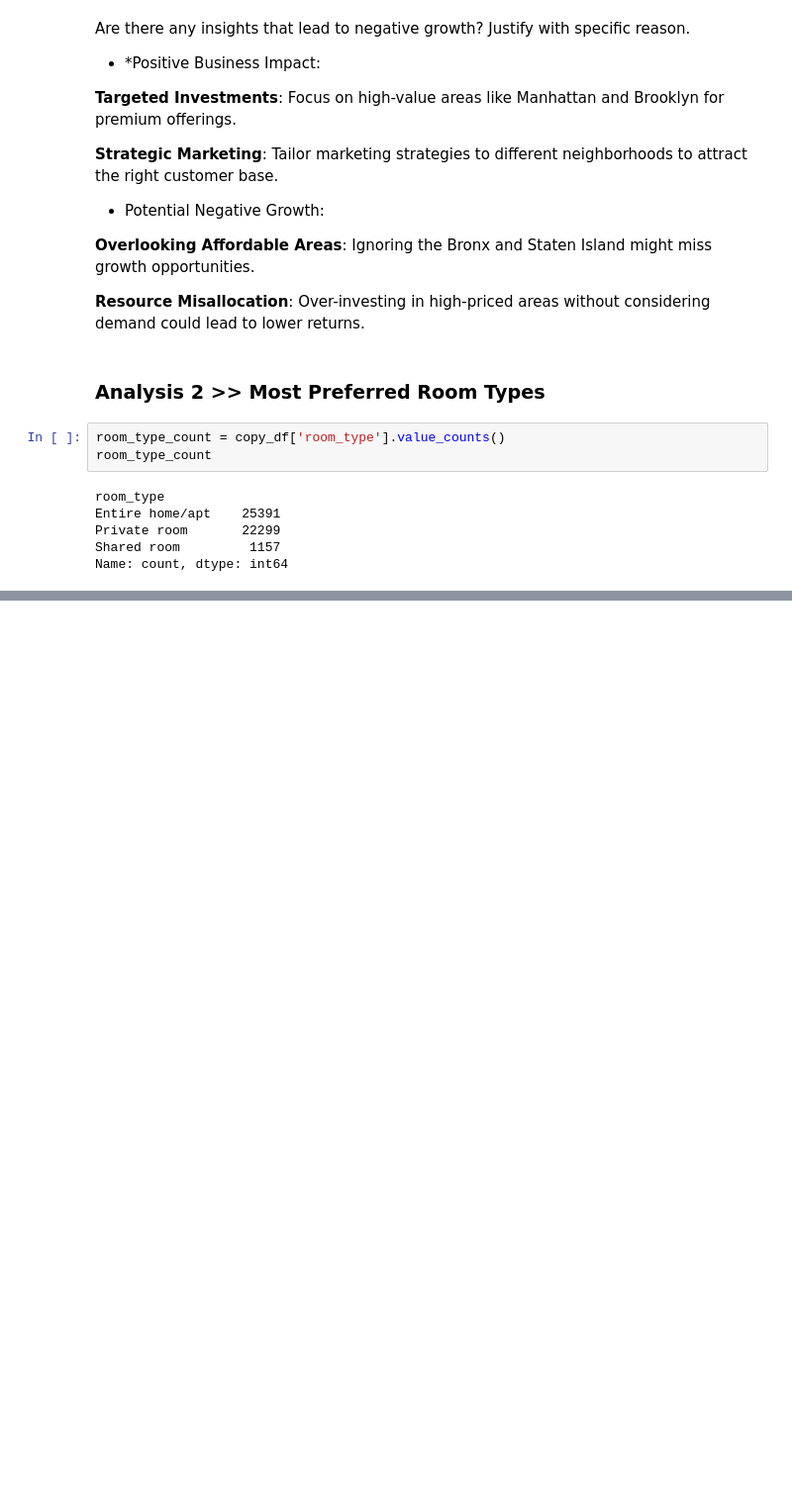
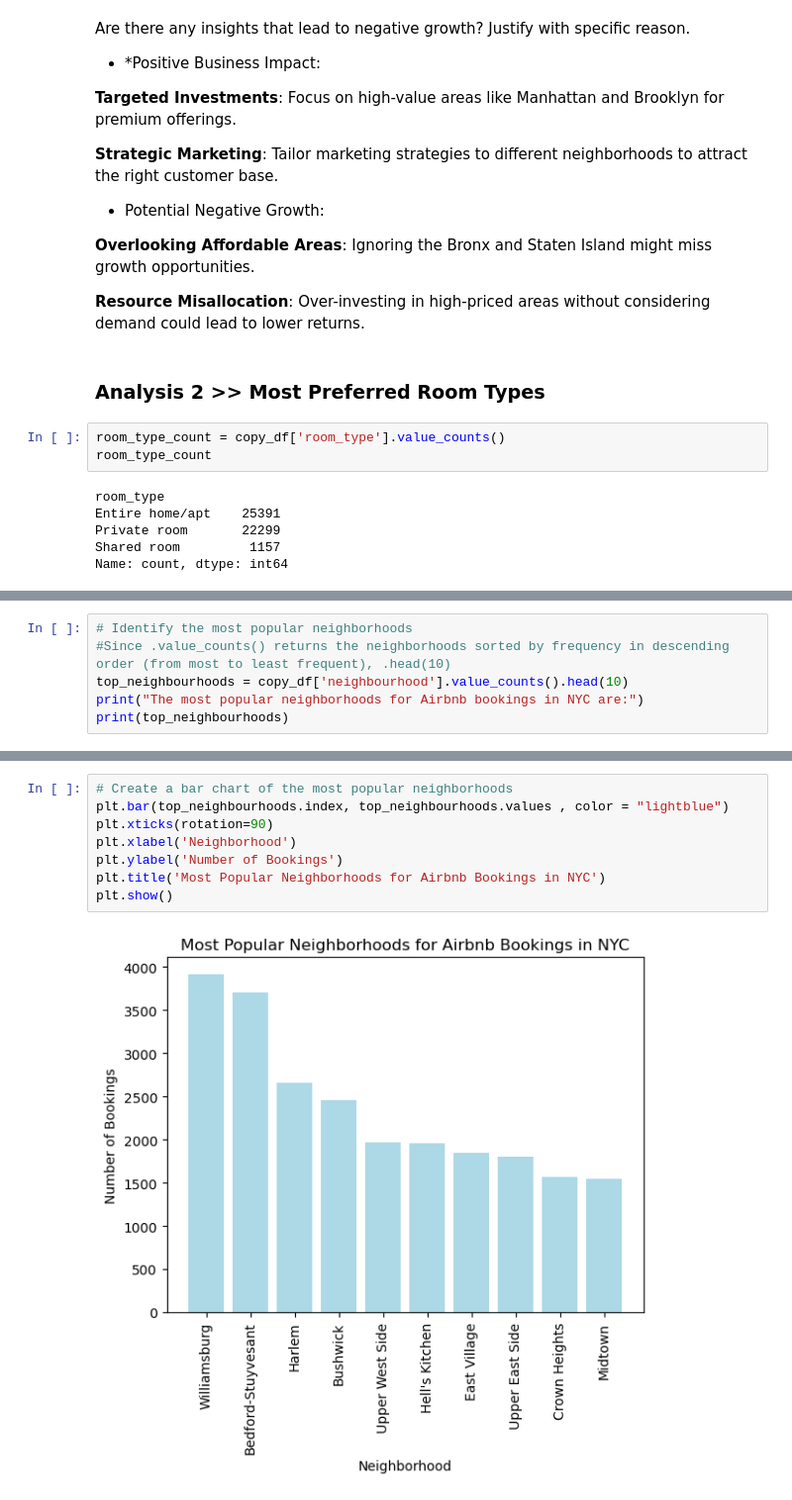
Before and after one commit to manisha0146/Airbnb_Data_Analysis_project, a Jupyter notebook: Air_Bnb_EDA.ipynb, the cells around one changed output, grey strips where cells are left out. Shown at 99% size. Saved outputs shown, nothing was run; the diff lists cells and outputs as text; blank space fills up the shorter version.

Commit message:
Add Airbnb analysis notebook

```diff
--- a/Air_Bnb_EDA.ipynb
+++ b/Air_Bnb_EDA.ipynb
@@ -403,0 +443,6 @@ Name: count, dtype: int64
+# %%
+# Identify the most popular neighborhoods
+#Since .value_counts() returns the neighborhoods sorted by frequency in descending order (from most to least frequent), .head(10)
+top_neighbourhoods = copy_df['neighbourhood'].value_counts().head(10)
+print("The most popular neighborhoods for Airbnb bookings in NYC are:")
+print(top_neighbourhoods)
@@ -403,0 +463,10 @@ Name: count, dtype: int64
+# %%
+# Create a bar chart of the most popular neighborhoods
+plt.bar(top_neighbourhoods.index, top_neighbourhoods.values , color = "lightblue")
+plt.xticks(rotation=90)
+plt.xlabel('Neighborhood')
+plt.ylabel('Number of Bookings')
+plt.title('Most Popular Neighborhoods for Airbnb Bookings in NYC')
+plt.show()
+# %% [output]
+[figure, added]
```
Also changed, not shown: parts of 26 cells of this notebook.
